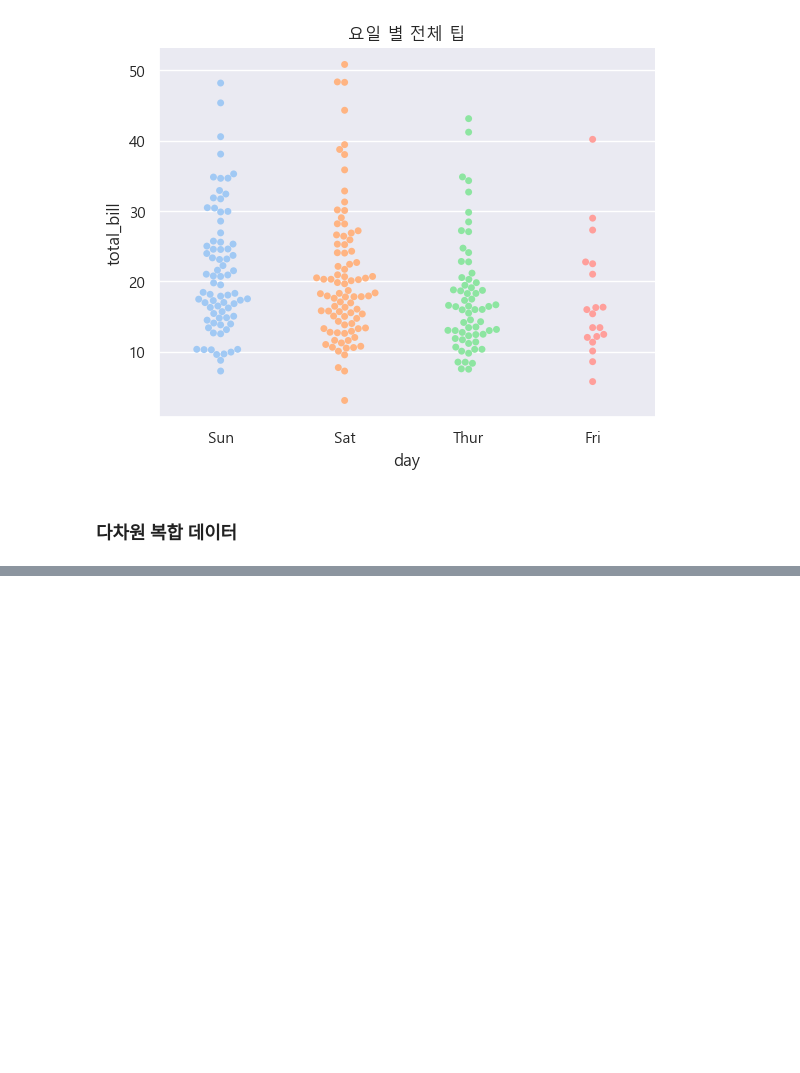
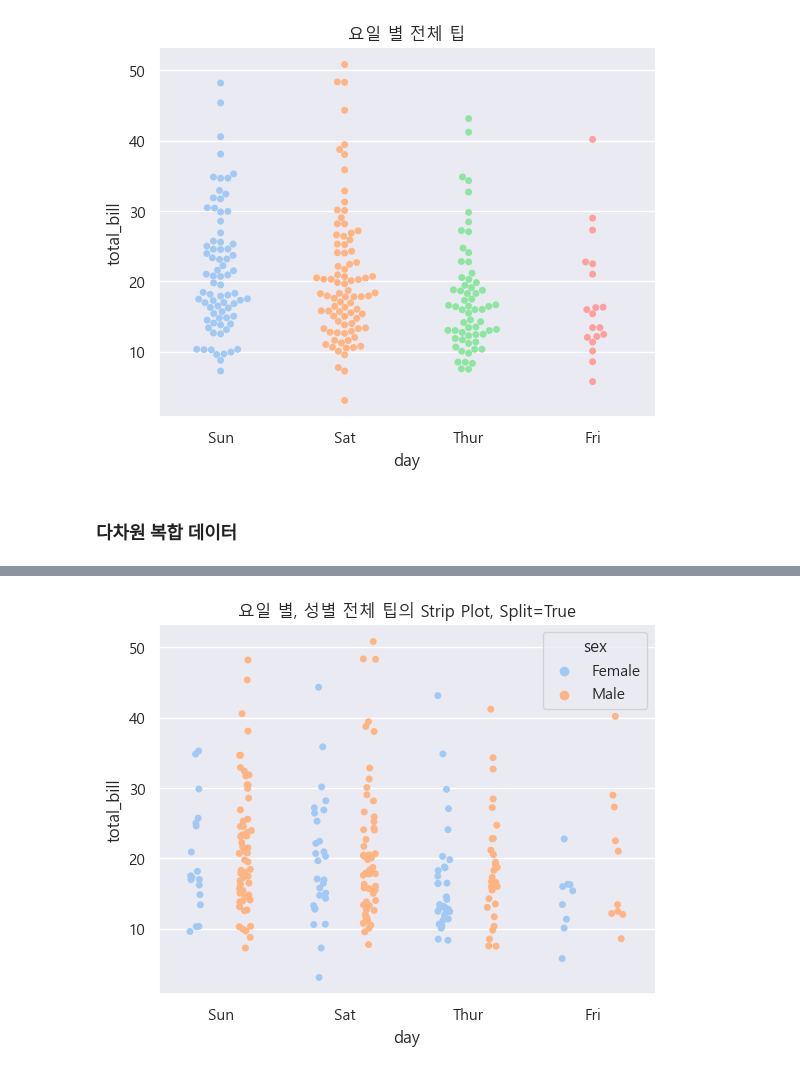
Before and after one commit to leejaesang6098/aiffel_study, a Jupyter notebook: 0811_node/by_tips.ipynb, the cells around one changed output, grey strips where cells are left out. Saved outputs shown, nothing was run; the diff lists cells and outputs as text; code cells hidden in the pictures; blank space fills up the shorter version.

```diff
--- a/0811_node/by_tips.ipynb
+++ b/0811_node/by_tips.ipynb
@@ -182,0 +202,7 @@ plt.show()
+# %%
+sns.stripplot(x="day", y="total_bill", hue="sex",
+              data=df, jitter=True, dodge=True)
+plt.title("요일 별, 성별 전체 팁의 Strip Plot, Split=True")
+plt.show()
+# %% [output]
+[figure, added]
```
Also changed, not shown: parts of 6 cells of this notebook.
